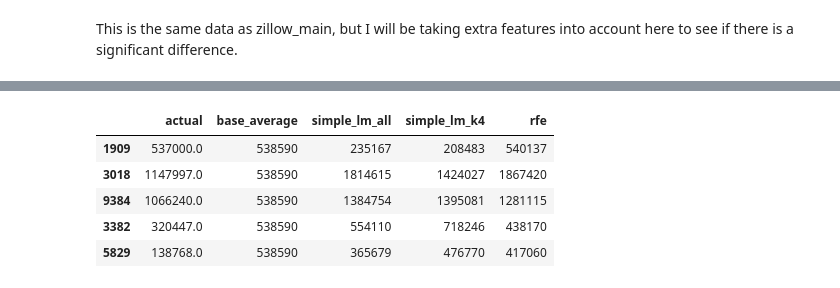
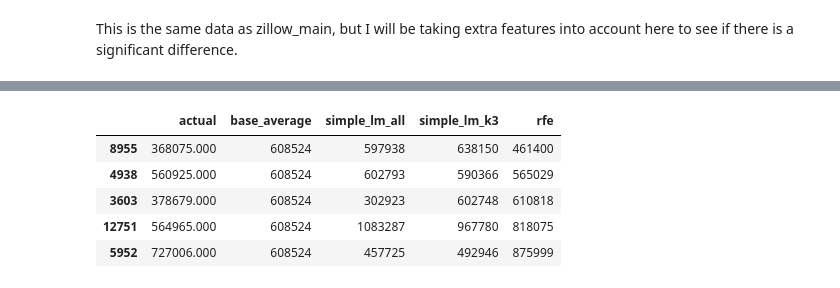
Before and after one commit to CameronGTaylor/zillow_project, a Jupyter notebook: zillow_extended.ipynb, the cells around one changed output, grey strips where cells are left out. Drawn from its saved outputs; the diff is of its cells as text; code cells hidden in the pictures.

```diff
--- a/zillow_extended.ipynb
+++ b/zillow_extended.ipynb
@@ -159,5 +217,5 @@ predictions.head()
 # %%
-predictions['base_average'] = train.taxvaluedollarcnt.mean()
+predictions['base_average'] = trainO.taxvaluedollarcnt.mean()
 predictions.base_average = predictions.base_average.astype(int)
 predictions.head()
 # %% [output]
@@ -170,7 +228,7 @@ predictions.head()
 # %%
 simple_lm_all = LinearRegression()
-simple_lm_all.fit(X_train, y_train)
-predictions['simple_lm_all'] = simple_lm_all.predict(X_train)
+simple_lm_all.fit(X_trainO, y_trainO)
+predictions['simple_lm_all'] = simple_lm_all.predict(X_trainO)
 predictions.simple_lm_all = predictions.simple_lm_all.astype(int)
 predictions.head()
 # %% [output]
@@ -183,9 +240,0 @@ predictions.head()
-# %%
-X = train[['bathroomcnt', 'bedroomcnt',
-           'calculatedfinishedsquarefeet','poolcnt', ]]
-
-simple_lm_k4 = LinearRegression()
-simple_lm_k4.fit(X, y_train)
-predictions['simple_lm_k4'] = simple_lm_k4.predict(X)
-predictions.simple_lm_k4 = predictions.simple_lm_k4.astype(int)
-predictions.head()
@@ -198,0 +241,8 @@ predictions.head()
+# %%
+XO = trainO[kbest_list]
+
+simple_lm_k3 = LinearRegression()
+simple_lm_k3.fit(XO, y_trainO)
+predictions['simple_lm_k3'] = simple_lm_k3.predict(XO)
+predictions.simple_lm_k3 = predictions.simple_lm_k3.astype(int)
+predictions.head()
@@ -199,20 +256,20 @@ predictions.head()
 # %%
 lm_rfe = LinearRegression()
-rfe_use = RFE(lm_rfe, 5)
-rfe_use.fit(X_train, y_train)
-X_rfe = rfe_use.transform(X_train)
-lm_rfe.fit(X_rfe, y_train)
+rfe_use = RFE(lm_rfe, 4)
+rfe_use.fit(X_trainO, y_trainO)
+X_rfe = rfe_use.transform(X_trainO)
+lm_rfe.fit(X_rfe, y_trainO)
 
 predictions['rfe'] = lm_rfe.predict(X_rfe)
 predictions.rfe = predictions.rfe.astype(int)
 predictions.head()
 # %% [output]
-|  | actual | base_average | simple_lm_all | simple_lm_k4 | rfe |
-| 1909 | 537000.0 | 538590 | 235167 | 208483 | 540137 |
-| 3018 | 1147997.0 | 538590 | 1814615 | 1424027 | 1867420 |
-| 9384 | 1066240.0 | 538590 | 1384754 | 1395081 | 1281115 |
-| 3382 | 320447.0 | 538590 | 554110 | 718246 | 438170 |
-| 5829 | 138768.0 | 538590 | 365679 | 476770 | 417060 |
+|  | actual | base_average | simple_lm_all | simple_lm_k3 | rfe |
+| 8955 | 368075.000 | 608524 | 597938 | 638150 | 461400 |
+| 4938 | 560925.000 | 608524 | 602793 | 590366 | 565029 |
+| 3603 | 378679.000 | 608524 | 302923 | 602748 | 610818 |
+| 12751 | 564965.000 | 608524 | 1083287 | 967780 | 818075 |
+| 5952 | 727006.000 | 608524 | 457725 | 492946 | 875999 |
 # %%
 pd.options.display.float_format = '{:.3f}'.format
 predictions.apply(lambda c: sqrt(mse(predictions.actual, c)))
```
Also changed, not shown: parts of 42 cells of this notebook.
